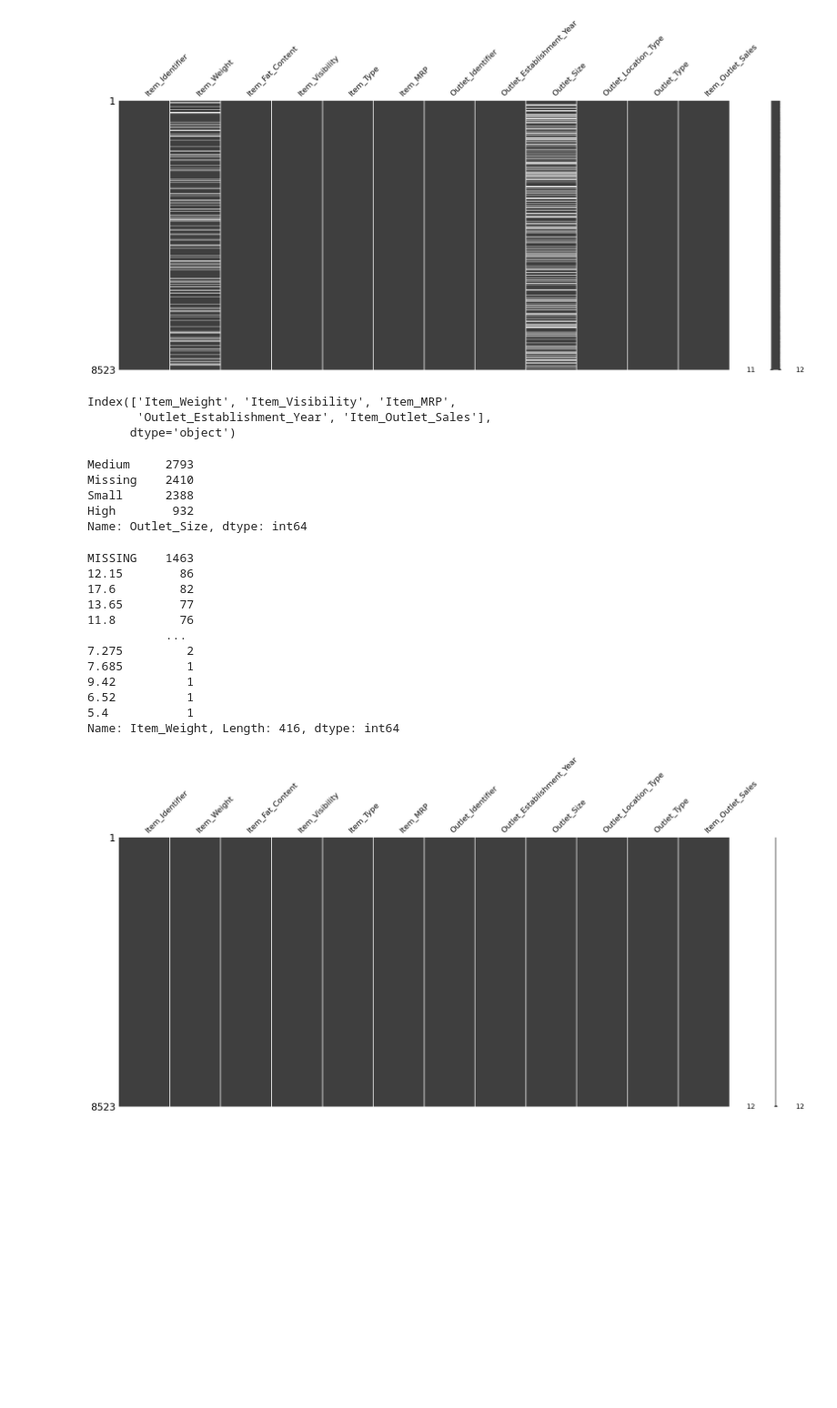
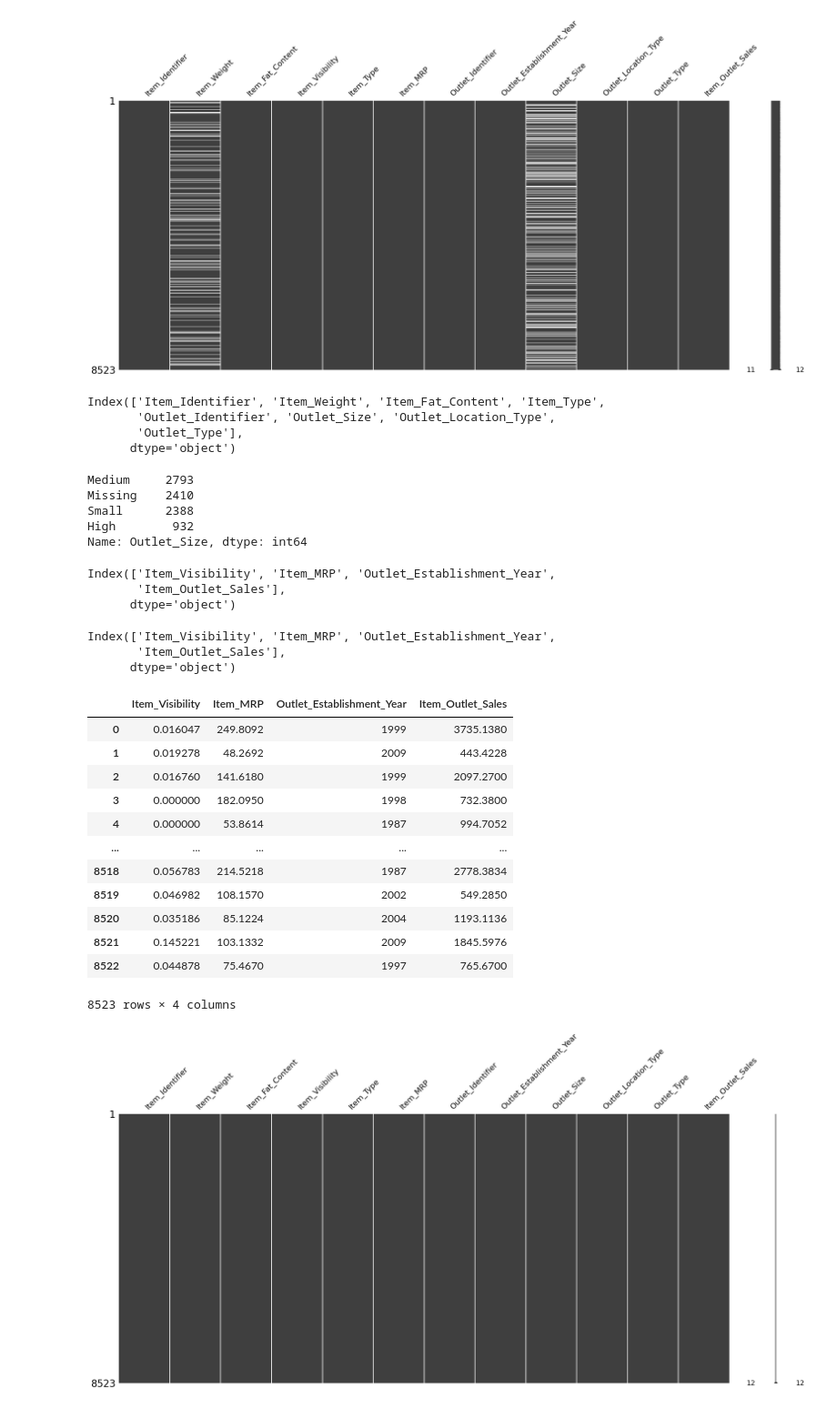
Before and after one commit to brittanymlassiter/Prediction-of-Product-Sales, a Jupyter notebook: Prediction_of_Product_Sales.ipynb, the cells around one changed output. Shown: that part at 91% size. Cells and saved outputs as stored; diff of their text form; code cells hidden in the pictures; blank space fills up the shorter version.

```diff
--- a/Prediction_of_Product_Sales.ipynb
+++ b/Prediction_of_Product_Sales.ipynb
@@ -141,13 +141,12 @@ msno.matrix(df);
 [figure]
 # %%
 # save list of categorical column name. (Hint: select_dtypes)
-df.select_dtypes
-df.isna()
-cat_cols = df.select_dtypes('number').columns
+cat_cols = df.select_dtypes('object').columns
 cat_cols
 # %% [output]
-Index(['Item_Weight', 'Item_Visibility', 'Item_MRP',
-       'Outlet_Establishment_Year', 'Item_Outlet_Sales'],
+Index(['Item_Identifier', 'Item_Weight', 'Item_Fat_Content', 'Item_Type',
+       'Outlet_Identifier', 'Outlet_Size', 'Outlet_Location_Type',
+       'Outlet_Type'],
       dtype='object')
 # %%
 # use the list of cat columns to fill null values with MISSING
@@ -159,23 +158,37 @@ Missing    2410
 Small      2388
 High        932
 Name: Outlet_Size, dtype: int64
-# %%
-# use the list of cat columns to fill null values with MISSING
-df['Item_Weight'] = df['Item_Weight'].fillna("MISSING")
-df['Item_Weight'].value_counts(dropna=False)
-# %% [output]
-MISSING    1463
-12.15        86
-17.6         82
-13.65        77
-11.8         76
-           ...
-7.275         2
-7.685         1
-9.42          1
-6.52          1
-5.4           1
-Name: Item_Weight, Length: 416, dtype: int64
+# %%
+# Saving list of column names for numeric cols
+num_cols = df.select_dtypes('number').columns
+num_cols
+# %% [output]
+Index(['Item_Visibility', 'Item_MRP', 'Outlet_Establishment_Year',
+       'Item_Outlet_Sales'],
+      dtype='object')
+# %%
+# Filling null values with -1
+df[num_cols] = df[num_cols].fillna('-1')
+# %% [output]
+Index(['Item_Visibility', 'Item_MRP', 'Outlet_Establishment_Year',
+       'Item_Outlet_Sales'],
+      dtype='object')
+# %%
+df[num_cols]
+# %% [output]
+|  | Item_Visibility | Item_MRP | Outlet_Establishment_Year | Item_Outlet_Sales |
+| 0 | 0.016047 | 249.8092 | 1999 | 3735.1380 |
+| 1 | 0.019278 | 48.2692 | 2009 | 443.4228 |
+| 2 | 0.016760 | 141.6180 | 1999 | 2097.2700 |
+| 3 | 0.000000 | 182.0950 | 1998 | 732.3800 |
+| 4 | 0.000000 | 53.8614 | 1987 | 994.7052 |
+| ... | ... | ... | ... | ... |
+| 8518 | 0.056783 | 214.5218 | 1987 | 2778.3834 |
+| 8519 | 0.046982 | 108.1570 | 2002 | 549.2850 |
+| 8520 | 0.035186 | 85.1224 | 2004 | 1193.1136 |
+| 8521 | 0.145221 | 103.1332 | 2009 | 1845.5976 |
+| 8522 | 0.044878 | 75.4670 | 1997 | 765.6700 |
+8523 rows × 4 columns
 # %%
 # Confirm no more nulls using using missingno
 import missingno as msno
```
Also changed, not shown: parts of 2 cells of this notebook.
